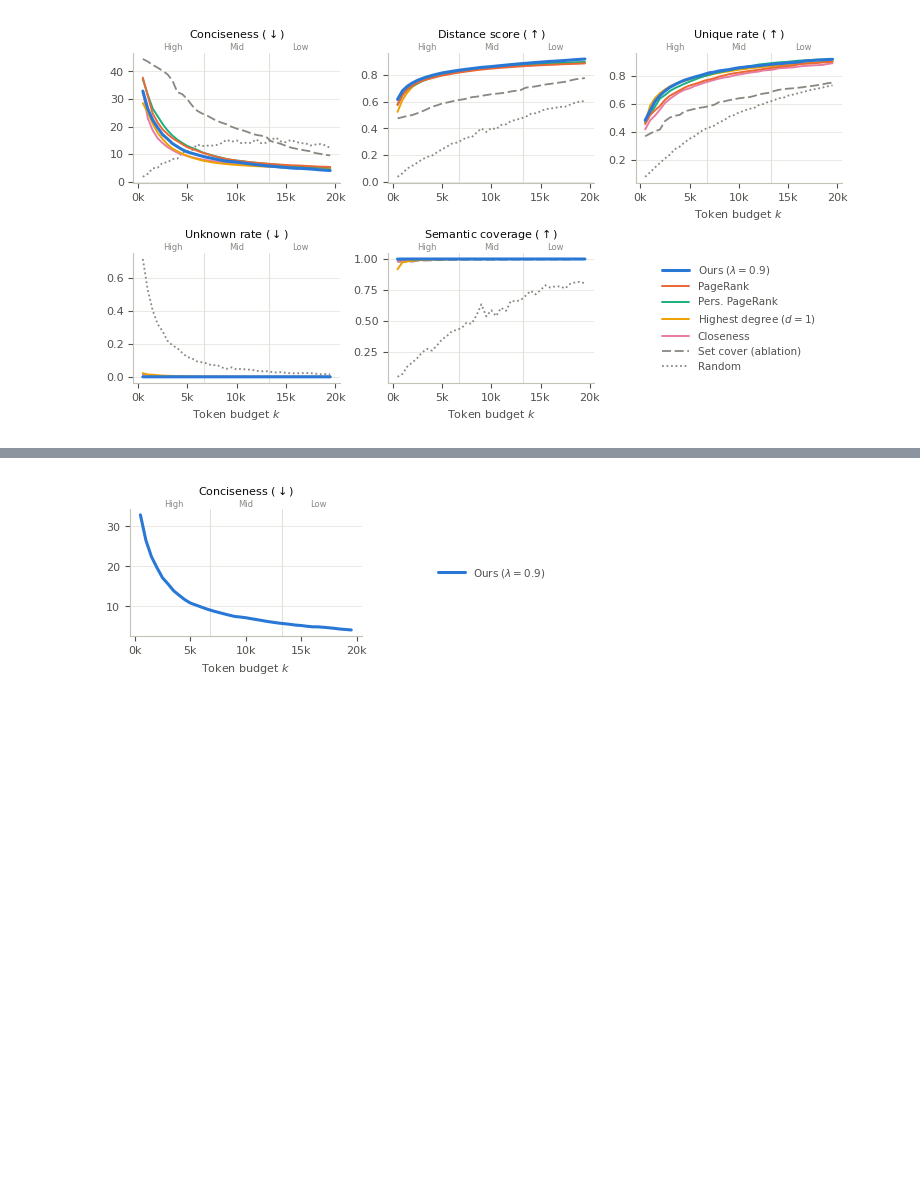
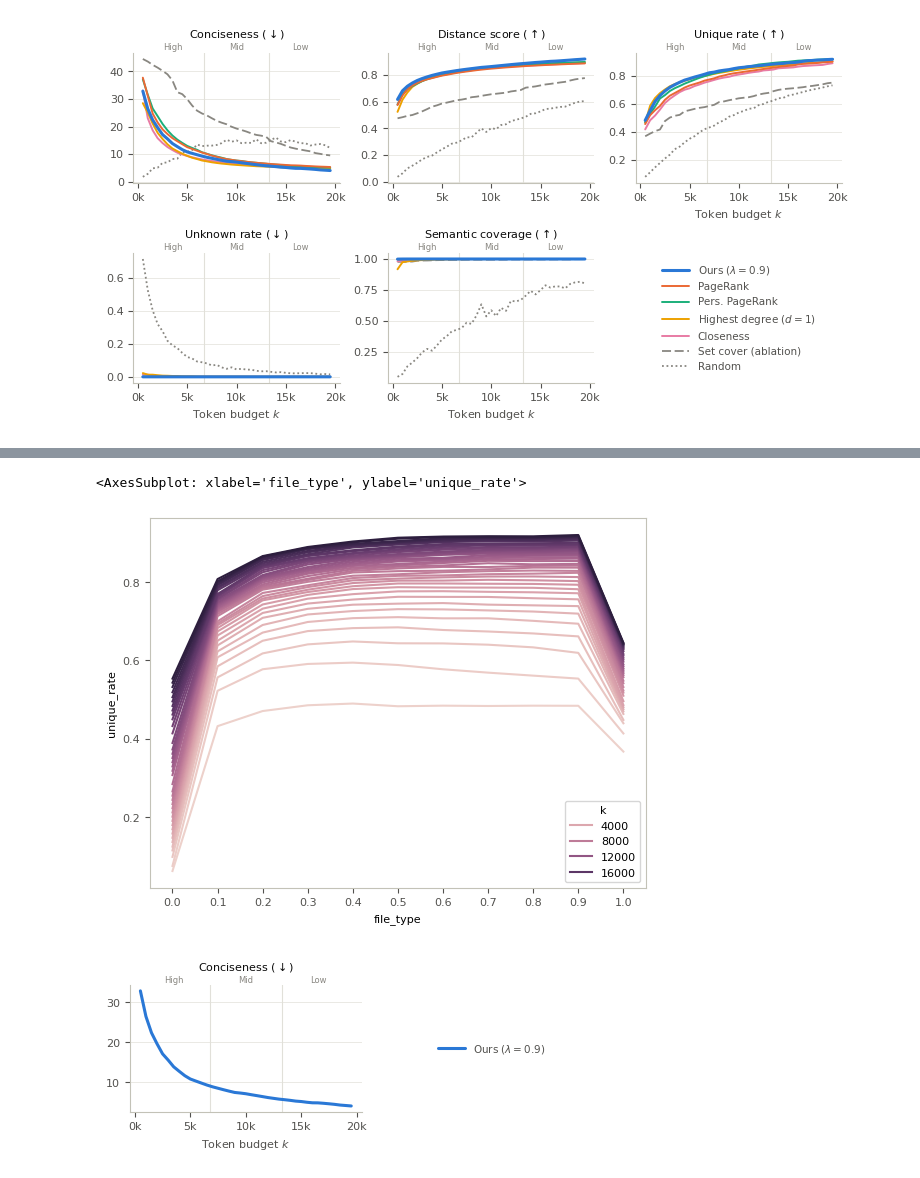
Before and after one commit to yy-suisse/greedy_tree_tokenizer, a Jupyter notebook: 5.analysis_result.ipynb, the cells around one changed output, grey strips where cells are left out. Cells and saved outputs as stored; diff of their text form; code cells hidden in the pictures; blank space fills up the shorter version.

```diff
--- a/5.analysis_result.ipynb
+++ b/5.analysis_result.ipynb
@@ -367,3 +463,8 @@ plot_metrics_vs_k(df_k_all, METRIC_CORE, fname="figures/metrics_vs_k_all.png")
+# %%
+sns.lineplot(data=df_hi, x="file_type", y="unique_rate", hue="k", )
+# %% [output]
+<AxesSubplot: xlabel='file_type', ylabel='unique_rate'>
+[figure, added]
 # %%
 
 
```
Also changed, not shown: parts of 9 cells of this notebook, 3 other files.
